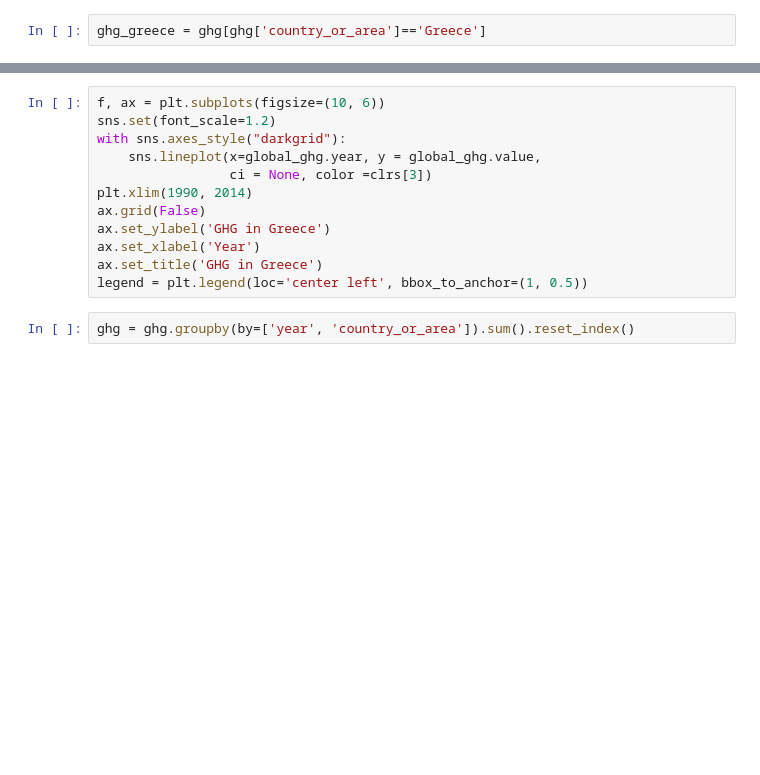
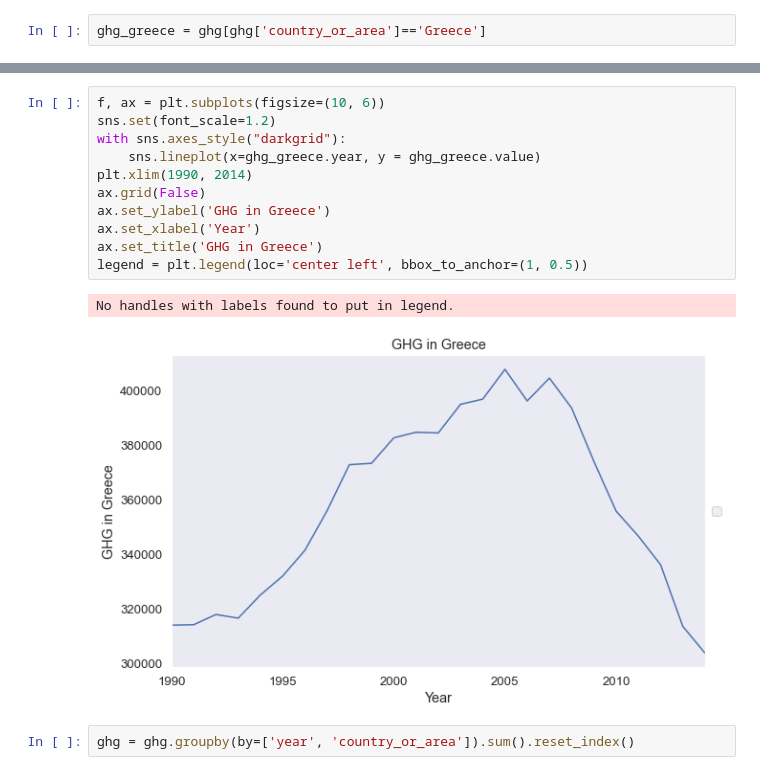
Before and after one commit to a-gantzia/Climate_change_analysis, a Jupyter notebook: Global_Warming_EDA.ipynb, the cells around one changed output, grey strips where cells are left out. Saved outputs shown, nothing was run; the diff lists cells and outputs as text; blank space fills up the shorter version.

Commit message:
minor visualisation changes

```diff
--- a/Global_Warming_EDA.ipynb
+++ b/Global_Warming_EDA.ipynb
@@ -106,15 +178,17 @@ ghg_greece
 # %%
 f, ax = plt.subplots(figsize=(10, 6))
 sns.set(font_scale=1.2)
 with sns.axes_style("darkgrid"):
-    sns.lineplot(x=global_ghg.year, y = global_ghg.value,
-                 ci = None, color =clrs[3])
+    sns.lineplot(x=ghg_greece.year, y = ghg_greece.value)
 plt.xlim(1990, 2014)
 ax.grid(False)
 ax.set_ylabel('GHG in Greece')
 ax.set_xlabel('Year')
 ax.set_title('GHG in Greece')
 legend = plt.legend(loc='center left', bbox_to_anchor=(1, 0.5))
+# %% [output]
+No handles with labels found to put in legend.
+[figure, added]
 # %%
 ghg = ghg.groupby(by=['year', 'country_or_area']).sum().reset_index()
 # %%
```
Also changed, not shown: parts of 20 cells of this notebook, 1 other file.
